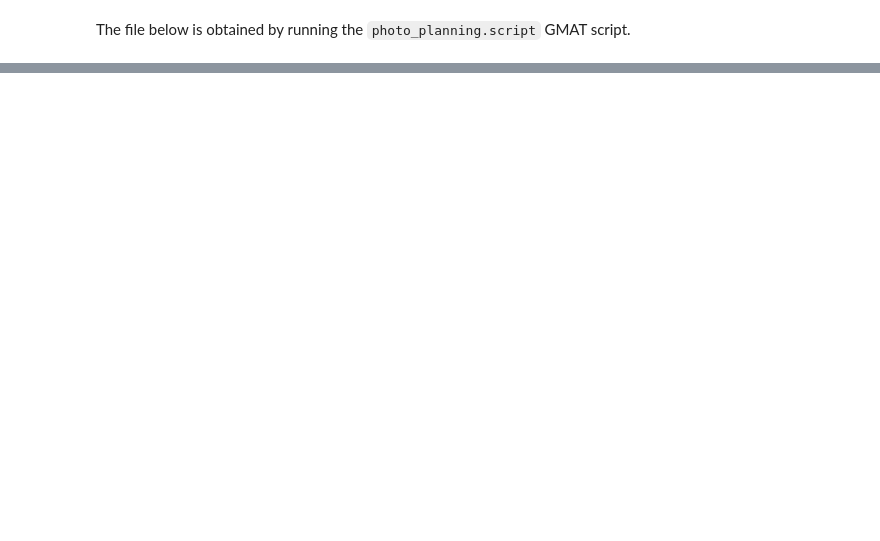
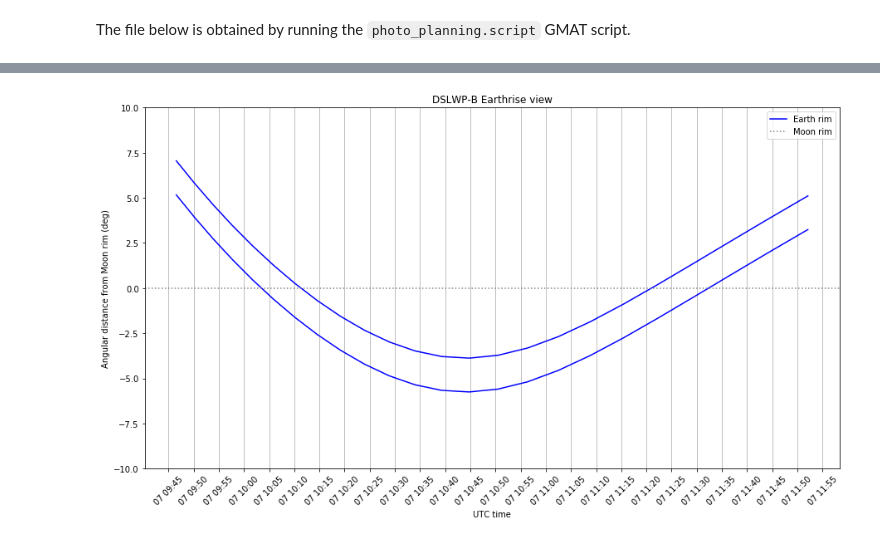
Before and after one commit to daniestevez/jupyter_notebooks, a Jupyter notebook: dslwp/DSLWP-B camera view.ipynb, the cells around one changed output, grey strips where cells are left out. Cells and saved outputs as stored; diff of their text form; code cells hidden in the pictures; blank space fills up the shorter version.

```diff
--- a/dslwp/DSLWP-B camera view.ipynb
+++ b/dslwp/DSLWP-B camera view.ipynb
@@ -73,0 +115,4 @@ plt.title('DSLWP-B camera view');
+# %%
+plot_earthrise(Time('2018-11-07 09:45'), Time('2018-11-07 12:00'), both_edges = True)
+# %% [output]
+[figure, added]
```
Also changed, not shown: parts of 9 cells of this notebook, 2 other files.
